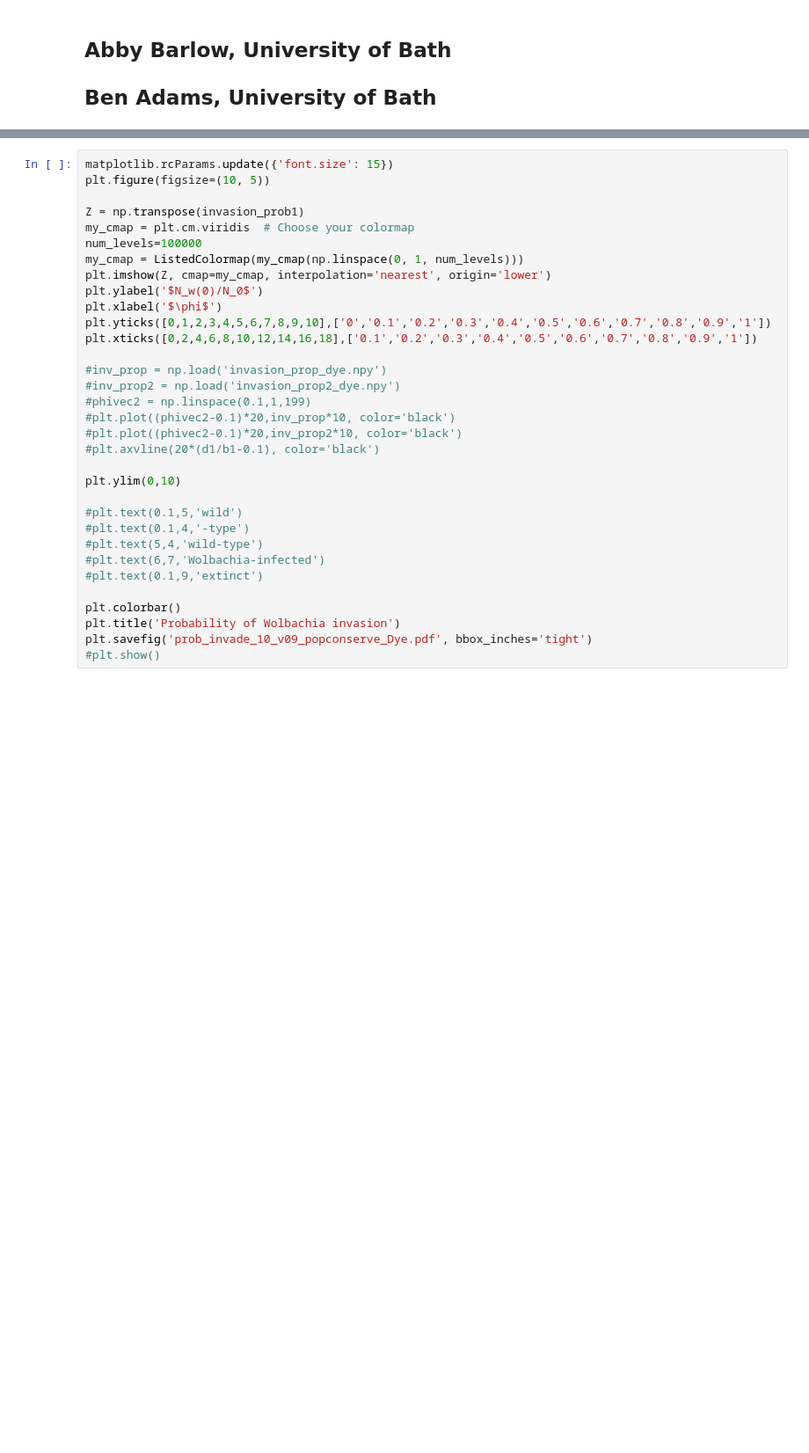
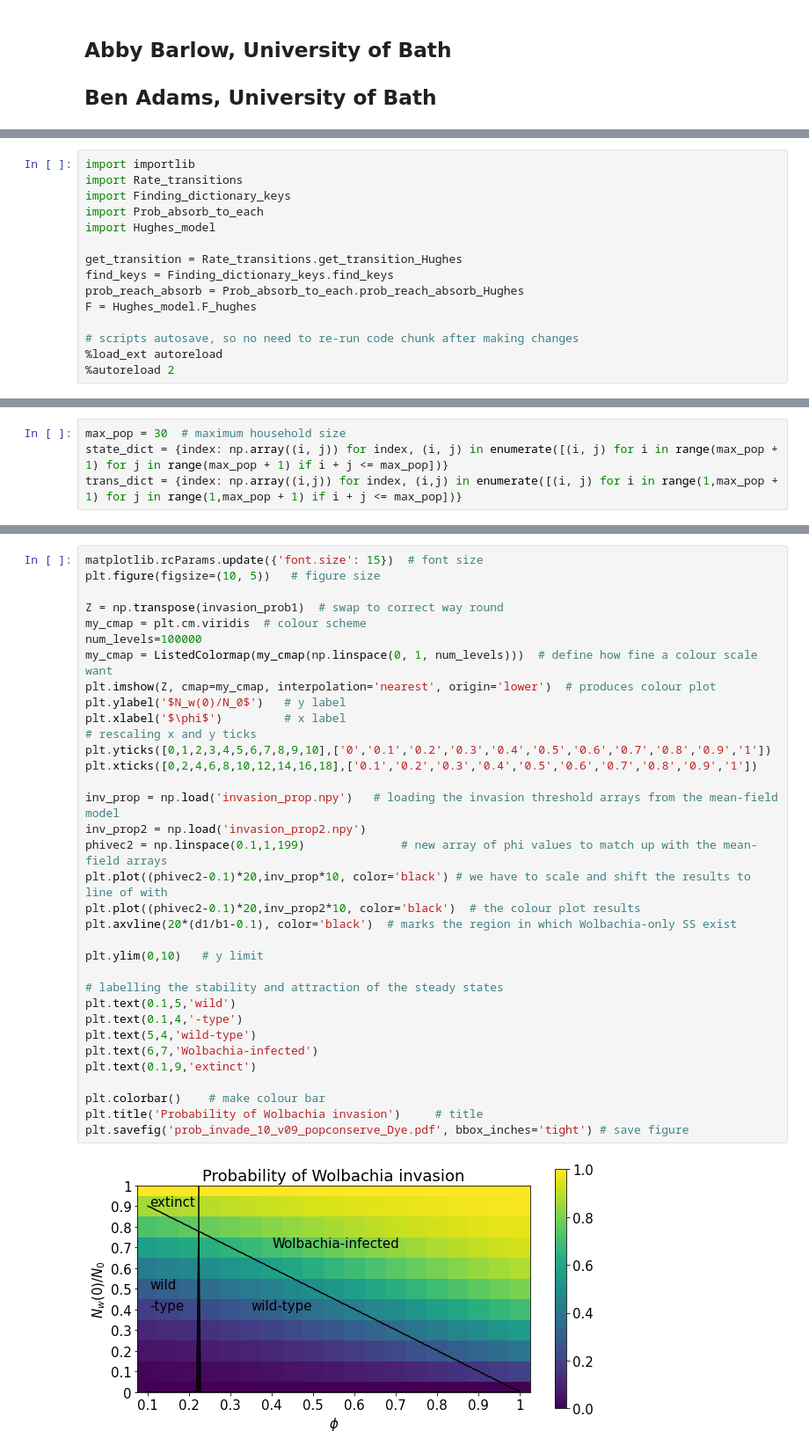
Before and after one commit to ahb48/Wolbachia_invasion_households, a Jupyter notebook: Figure_9.ipynb, the cells around one changed output, grey strips where cells are left out. Shown at 88% size. Drawn from its saved outputs; the diff is of its cells as text; blank space fills up the shorter version.

```diff
--- a/Figure_9.ipynb
+++ b/Figure_9.ipynb
@@ -5,0 +15,15 @@
+# %%
+import importlib
+import Rate_transitions
+import Finding_dictionary_keys
+import Prob_absorb_to_each
+import Hughes_model
+
+get_transition = Rate_transitions.get_transition_Hughes
+find_keys = Finding_dictionary_keys.find_keys
+prob_reach_absorb = Prob_absorb_to_each.prob_reach_absorb_Hughes
+F = Hughes_model.F_hughes
+
+# scripts autosave, so no need to re-run code chunk after making changes
+%load_ext autoreload
+%autoreload 2
@@ -5,0 +32,4 @@
+# %%
+max_pop = 30  # maximum household size
+state_dict = {index: np.array((i, j)) for index, (i, j) in enumerate([(i, j) for i in range(max_pop + 1) for j in range(max_pop + 1) if i + j <= max_pop])}
+trans_dict = {index: np.array((i,j)) for index, (i,j) in enumerate([(i, j) for i in range(1,max_pop + 1) for j in range(1,max_pop + 1) if i + j <= max_pop])}
@@ -6,33 +82,36 @@
 # %%
-matplotlib.rcParams.update({'font.size': 15})
-plt.figure(figsize=(10, 5))
+matplotlib.rcParams.update({'font.size': 15})  # font size
+plt.figure(figsize=(10, 5))   # figure size
 
-Z = np.transpose(invasion_prob1)
-my_cmap = plt.cm.viridis  # Choose your colormap
+Z = np.transpose(invasion_prob1)  # swap to correct way round
+my_cmap = plt.cm.viridis  # colour scheme
 num_levels=100000
-my_cmap = ListedColormap(my_cmap(np.linspace(0, 1, num_levels)))
-plt.imshow(Z, cmap=my_cmap, interpolation='nearest', origin='lower')
-plt.ylabel('$N_w(0)/N_0$')
-plt.xlabel('$\phi$')
+my_cmap = ListedColormap(my_cmap(np.linspace(0, 1, num_levels)))  # define how fine a colour scale want
+plt.imshow(Z, cmap=my_cmap, interpolation='nearest', origin='lower')  # produces colour plot
+plt.ylabel('$N_w(0)/N_0$')   # y label
+plt.xlabel('$\phi$')         # x label
+# rescaling x and y ticks
 plt.yticks([0,1,2,3,4,5,6,7,8,9,10],['0','0.1','0.2','0.3','0.4','0.5','0.6','0.7','0.8','0.9','1'])
 plt.xticks([0,2,4,6,8,10,12,14,16,18],['0.1','0.2','0.3','0.4','0.5','0.6','0.7','0.8','0.9','1'])
 
-#inv_prop = np.load('invasion_prop_dye.npy')
-#inv_prop2 = np.load('invasion_prop2_dye.npy')
-#phivec2 = np.linspace(0.1,1,199)
-#plt.plot((phivec2-0.1)*20,inv_prop*10, color='black')
-#plt.plot((phivec2-0.1)*20,inv_prop2*10, color='black')
-#plt.axvline(20*(d1/b1-0.1), color='black')
+inv_prop = np.load('invasion_prop.npy')   # loading the invasion threshold arrays from the mean-field model
+inv_prop2 = np.load('invasion_prop2.npy')
+phivec2 = np.linspace(0.1,1,199)              # new array of phi values to match up with the mean-field arrays
+plt.plot((phivec2-0.1)*20,inv_prop*10, color='black') # we have to scale and shift the results to line of with
+plt.plot((phivec2-0.1)*20,inv_prop2*10, color='black')  # the colour plot results
+plt.axvline(20*(d1/b1-0.1), color='black')  # marks the region in which Wolbachia-only SS exist
 
-plt.ylim(0,10)
+plt.ylim(0,10)   # y limit
 
-#plt.text(0.1,5,'wild')
-#plt.text(0.1,4,'-type')
-#plt.text(5,4,'wild-type')
-#plt.text(6,7,'Wolbachia-infected')
-#plt.text(0.1,9,'extinct')
+# labelling the stability and attraction of the steady states
+plt.text(0.1,5,'wild')
+plt.text(0.1,4,'-type')
+plt.text(5,4,'wild-type')
+plt.text(6,7,'Wolbachia-infected')
+plt.text(0.1,9,'extinct')
 
-plt.colorbar()
-plt.title('Probability of Wolbachia invasion')
-plt.savefig('prob_invade_10_v09_popconserve_Dye.pdf', bbox_inches='tight')
-#plt.show()
+plt.colorbar()    # make colour bar
+plt.title('Probability of Wolbachia invasion')     # title
+plt.savefig('prob_invade_10_v09_popconserve_Dye.pdf', bbox_inches='tight') # save figure
+# %% [output]
+[figure, added]
```
Also changed, not shown: parts of 7 cells of this notebook, 1 other file.
